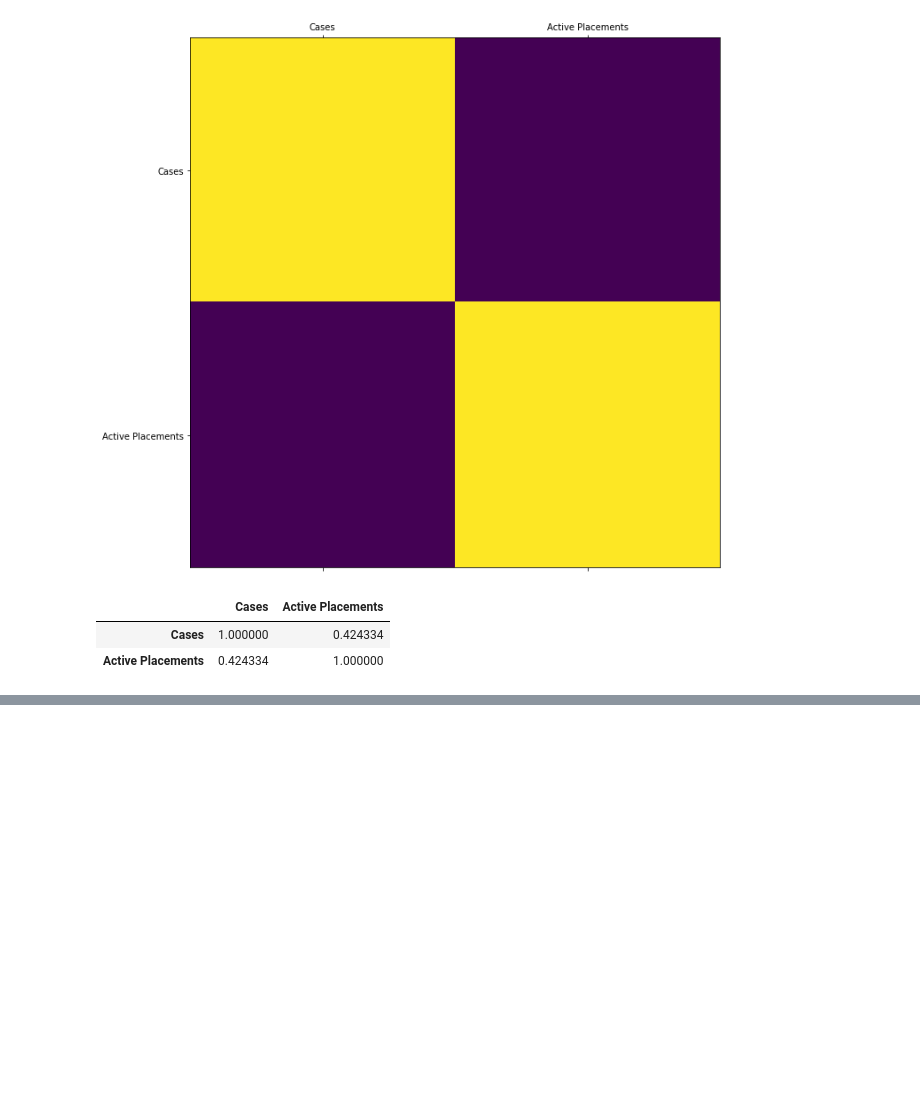
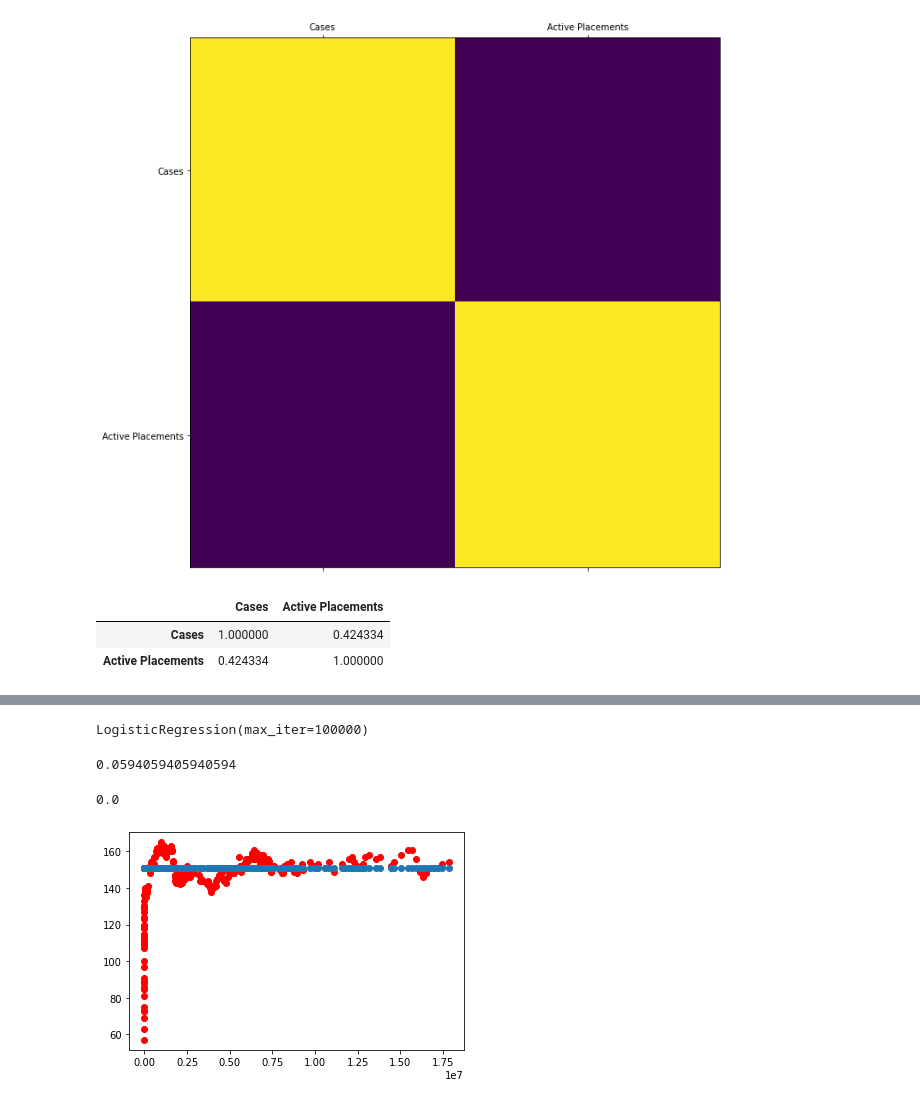
Before and after one commit to hansolo580/Capstone-Mock-COVID, a Jupyter notebook: data/newnotebook.ipynb, the cells around one changed output, grey strips where cells are left out. Drawn from its saved outputs; the diff is of its cells as text; code cells hidden in the pictures; blank space fills up the shorter version.

Commit message:
Logistic regression implemented, plot added displaying train data vs predicted

```diff
--- a/data/newnotebook.ipynb
+++ b/data/newnotebook.ipynb
@@ -301,0 +306,11 @@ dfCOVIDtotal.corr()
+# %%
+from sklearn.model_selection import train_test_split
+
+feature_col_names = ['Cases']
+predicted_class_names = ['Active Placements']
+
+X = dfCOVIDtotal[feature_col_names].values
+Y = dfCOVIDtotal[predicted_class_names].values
+split_test_size = 0.30
+
+X_train, X_test, y_train, y_test = train_test_split(X, Y, test_size=split_test_size, random_state=580)
@@ -301,0 +323,6 @@ dfCOVIDtotal.corr()
+# %%
+from sklearn.linear_model import LogisticRegression
+LogReg = LogisticRegression(solver='lbfgs', max_iter=100000)
+LogReg.fit(X_train, y_train.ravel())
+# %% [output]
+LogisticRegression(max_iter=100000)
@@ -301,0 +331,38 @@ dfCOVIDtotal.corr()
+# %%
+LogReg.score(X_test, y_test)
+# %% [output]
+0.0594059405940594
+# %%
+from sklearn import metrics
+
+metrics.accuracy_score(y_train, regression_predict)
+metrics.accuracy_score(y_test, X_test)
+# %% [output]
+0.0
+# %%
+def plot_model_vs_train():
+
+    # fig = plt.figure()
+    # ax1 = fig.add_subplot(111)
+    # ax1.plot(X_train, y_train)
+    # ax1.plot(X_train, LogReg.predict(X_train))
+    # ax1.set_ylabel('Placements')
+
+    # ax2 = ax1.twinx()
+    # ax2.plot(dfDataInDateRange.index, dfDataInDateRange['Cases'], 'r-')
+    # ax2.set_ylabel('Cases', color='r')
+    # for t1 in ax2.get_yticklabels():
+    #     t1.set_color('r')
+
+    # plt.scatter(X_train,y_train)
+    # plt.scatter(LogReg.predict(X_train))
+    # plt.scatter(dfDataInDateRange.index, dfDataInDateRange['Cases'])
+
+    ax1 = plt.scatter(X_train, y_train, color='r')
+    ax2 = plt.scatter(X_train, LogReg.predict(X_train))
+    plt.show(ax1, ax2)
+    return
+# %%
+plot_model_vs_train()
+# %% [output]
+[figure, added]
```
Also changed, not shown: parts of 4 cells of this notebook.
